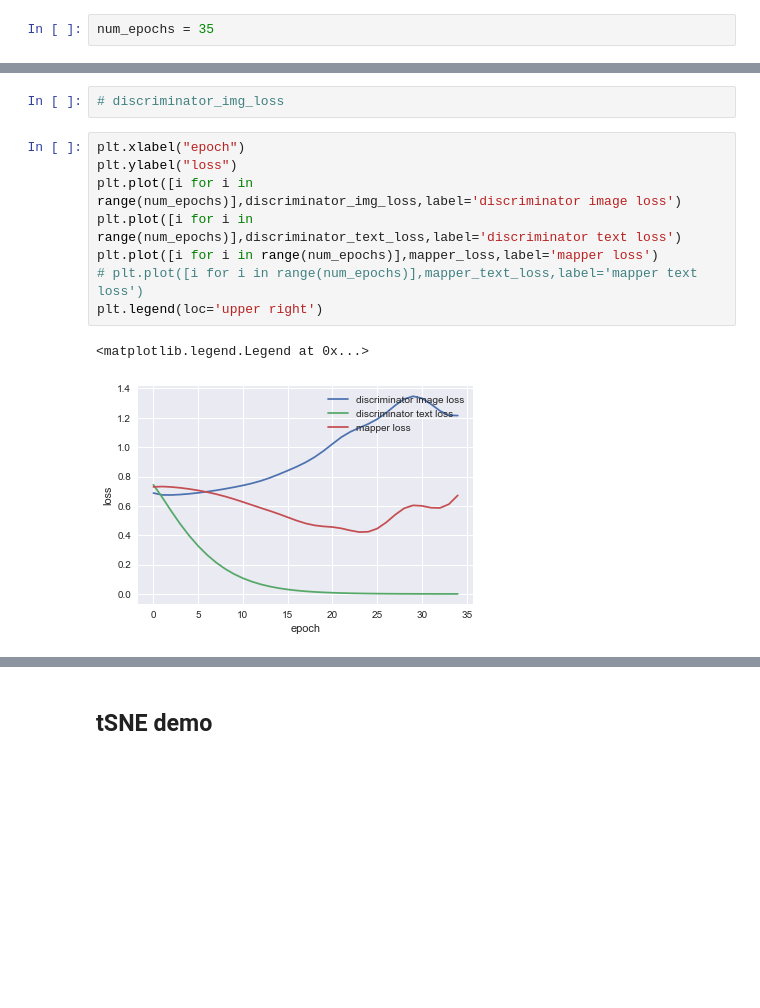
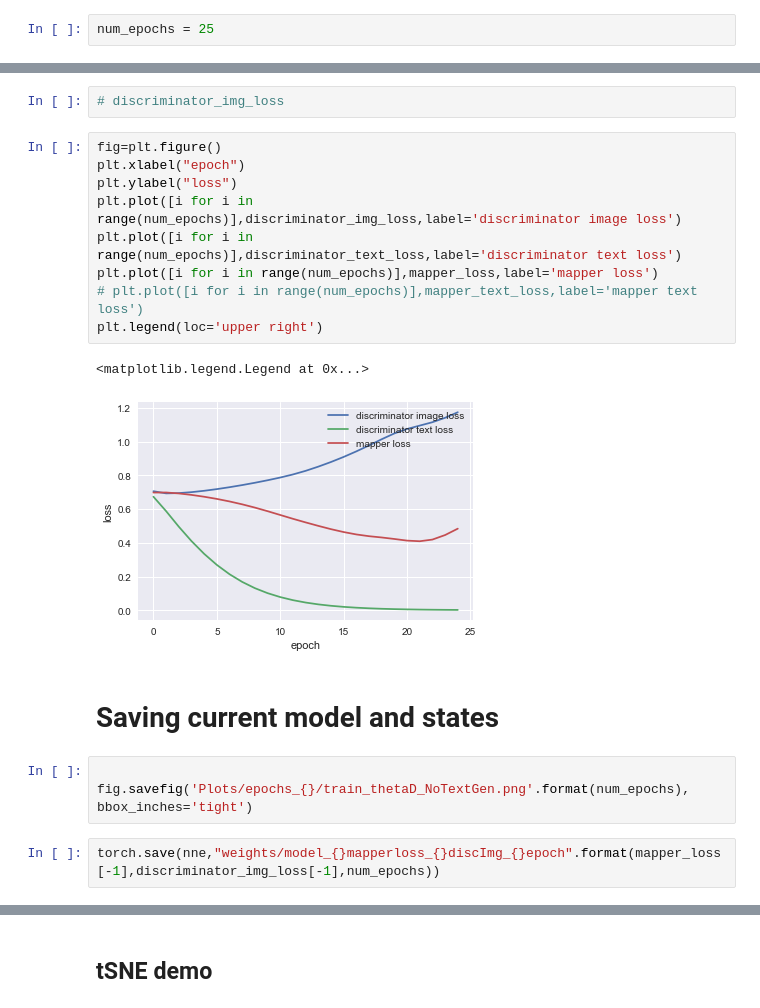
Before and after one commit to Murali81/Question-Relevance-in-VQA, a Jupyter notebook: Adversarial Training/Adversarial Training.ipynb, the cells around one changed output, grey strips where cells are left out. Saved outputs shown, nothing was run; the diff lists cells and outputs as text; blank space fills up the shorter version.

Commit message:
Saving models,weights.cosine distance.25epochs.

```diff
--- a/Adversarial Training/Adversarial Training.ipynb
+++ b/Adversarial Training/Adversarial Training.ipynb
@@ -167,5 +171,5 @@ array([[ 2.349762  ,  2.2534468 ,  0.5039957 , ..., -0.7935544 ,
 # %%
-num_epochs = 35
+num_epochs = 25
 # %%
 discriminator_img_loss = []
 discriminator_text_loss = []
@@ -212,13 +216,21 @@ for epoch in range(num_epochs):
 # %%
 # discriminator_img_loss
 # %%
+fig=plt.figure()
 plt.xlabel("epoch")
 plt.ylabel("loss")
 plt.plot([i for i in range(num_epochs)],discriminator_img_loss,label='discriminator image loss')
 plt.plot([i for i in range(num_epochs)],discriminator_text_loss,label='discriminator text loss')
 plt.plot([i for i in range(num_epochs)],mapper_loss,label='mapper loss')
 # plt.plot([i for i in range(num_epochs)],mapper_text_loss,label='mapper text loss')
 plt.legend(loc='upper right')
 # %% [output]
 <matplotlib.legend.Legend at 0x...>
-[figure, old version]
+[figure, new version]
+# %% [markdown]
+# Saving current model and states
+# %%
+
+fig.savefig('Plots/epochs_{}/train_thetaD_NoTextGen.png'.format(num_epochs), bbox_inches='tight')
+# %%
+torch.save(nne,"weights/model_{}mapperloss_{}discImg_{}epoch".format(mapper_loss[-1],discriminator_img_loss[-1],num_epochs))
```
Also changed, not shown: parts of 11 cells of this notebook.
